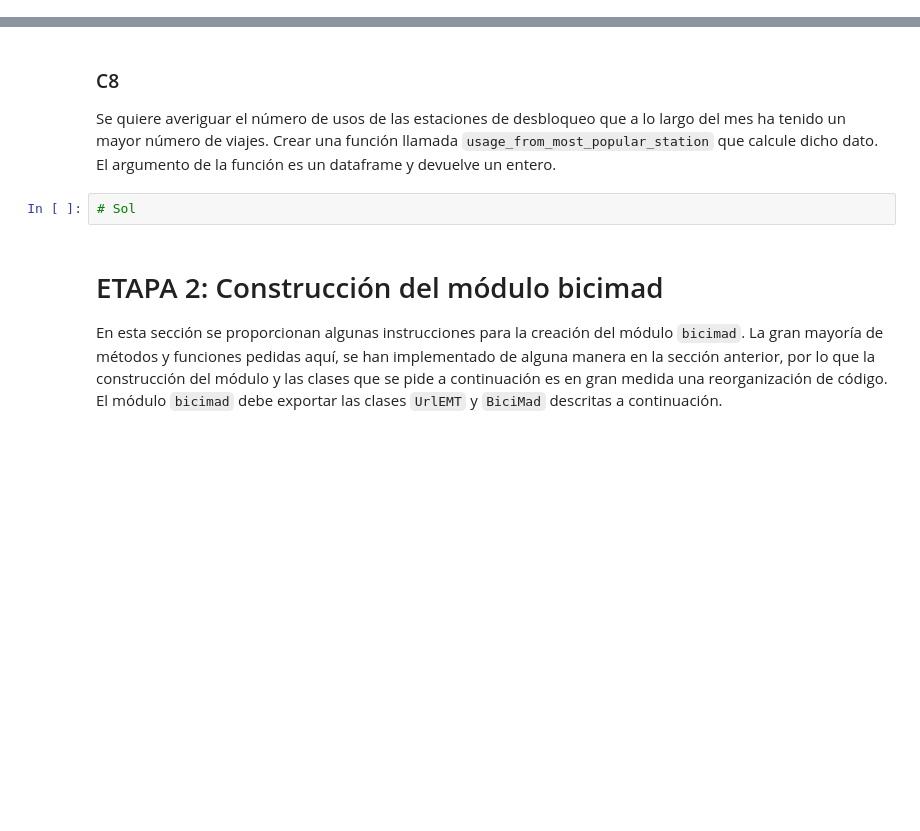
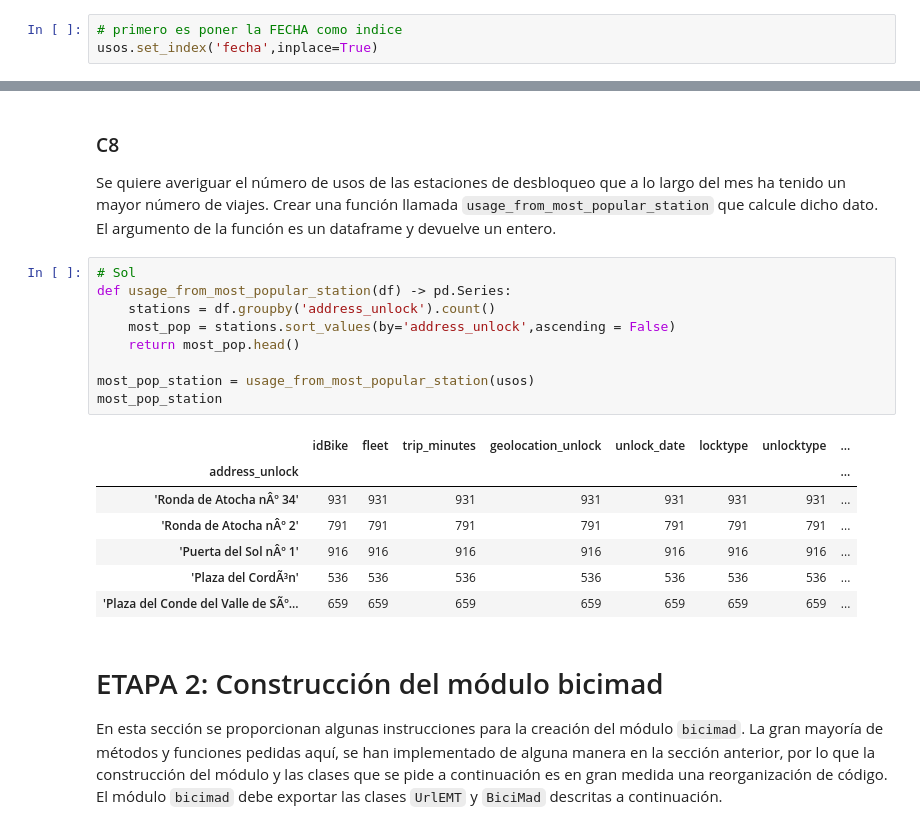
Before and after one commit to floren007/UCM, a Jupyter notebook: trabajo_programacion_avanzada_florentino/enunciado.ipynb, the cells around one changed output, grey strips where cells are left out. Drawn from its saved outputs; the diff is of its cells as text; blank space fills up the shorter version.

```diff
--- a/trabajo_programacion_avanzada_florentino/enunciado.ipynb
+++ b/trabajo_programacion_avanzada_florentino/enunciado.ipynb
@@ -472,0 +466,3 @@ A continuación, se muestra un ejemplo del funcionamiento de la función Grouper
+# %%
+# primero es poner la FECHA como indice
+usos.set_index('fecha',inplace=True)
@@ -480,8 +513,23 @@ Se quiere averiguar la dirección de las estaciones de desbloqueo que a lo largo
 ### C8
 
 Se quiere averiguar el  número de usos de las estaciones de desbloqueo que a lo largo del mes ha tenido un mayor número de viajes. Crear una función llamada `usage_from_most_popular_station` que calcule dicho dato. El argumento de la función es un dataframe y devuelve un entero.
-# %%
-# Sol
+# %%
+# Sol
+def usage_from_most_popular_station(df) -> pd.Series:
+    stations = df.groupby('address_unlock').count()
+    most_pop = stations.sort_values(by='address_unlock',ascending = False)
+    return most_pop.head()
+
+most_pop_station = usage_from_most_popular_station(usos)
+most_pop_station
+# %% [output]
+|  | idBike | fleet | trip_minutes | geolocation_unlock | unlock_date | locktype | unlocktype | ... |
+| address_unlock |  |  |  |  |  |  |  | ... |
+| 'Ronda de Atocha nÂº 34' | 931 | 931 | 931 | 931 | 931 | 931 | 931 | ... |
+| 'Ronda de Atocha nÂº 2' | 791 | 791 | 791 | 791 | 791 | 791 | 791 | ... |
+| 'Puerta del Sol nÂº 1' | 916 | 916 | 916 | 916 | 916 | 916 | 916 | ... |
+| 'Plaza del CordÃ³n' | 536 | 536 | 536 | 536 | 536 | 536 | 536 | ... |
+| 'Plaza del Conde del Valle de SÃº... | 659 | 659 | 659 | 659 | 659 | 659 | 659 | ... |
 # %% [markdown]
 # ETAPA 2: Construcción del módulo bicimad
 
```
Also changed, not shown: parts of 10 cells of this notebook.
